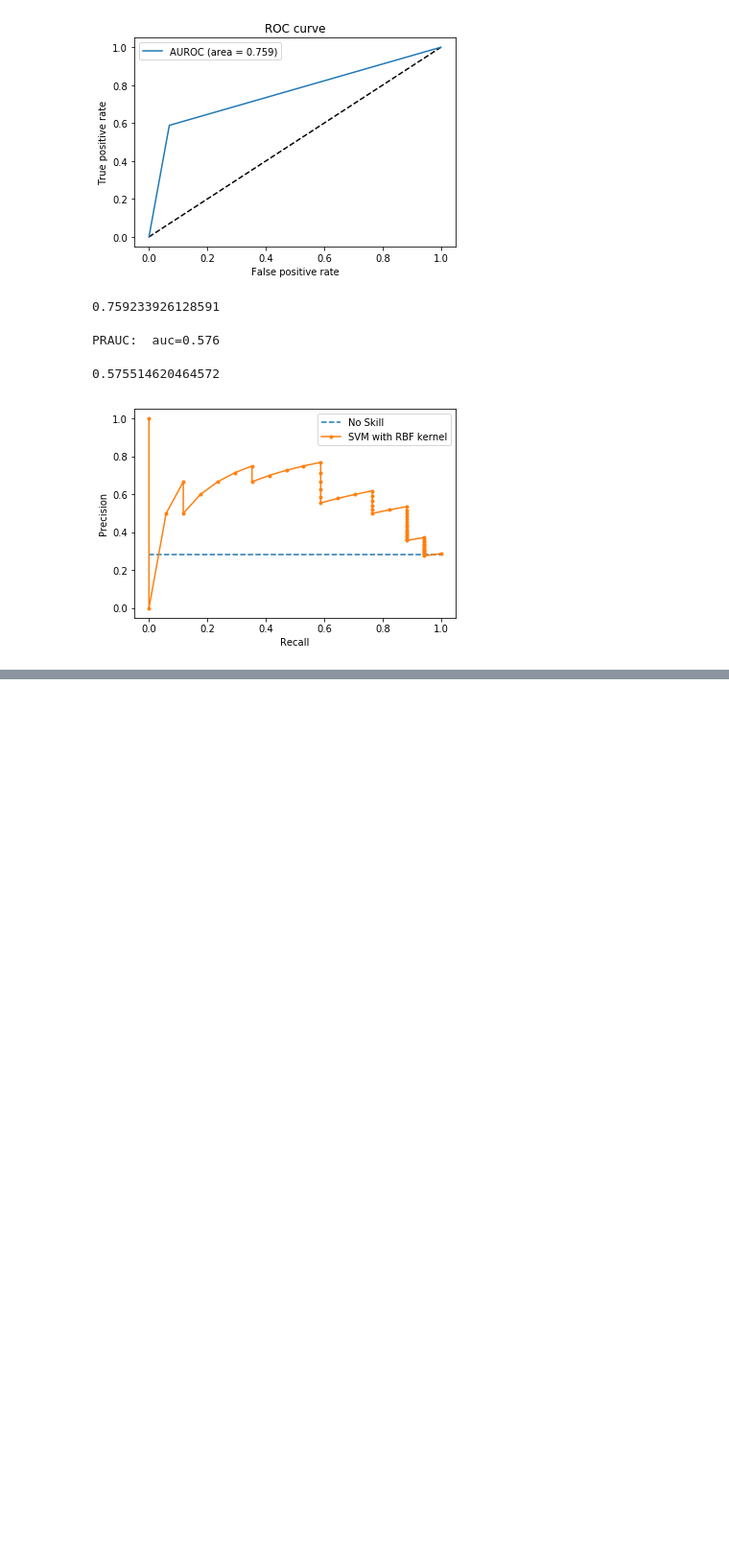
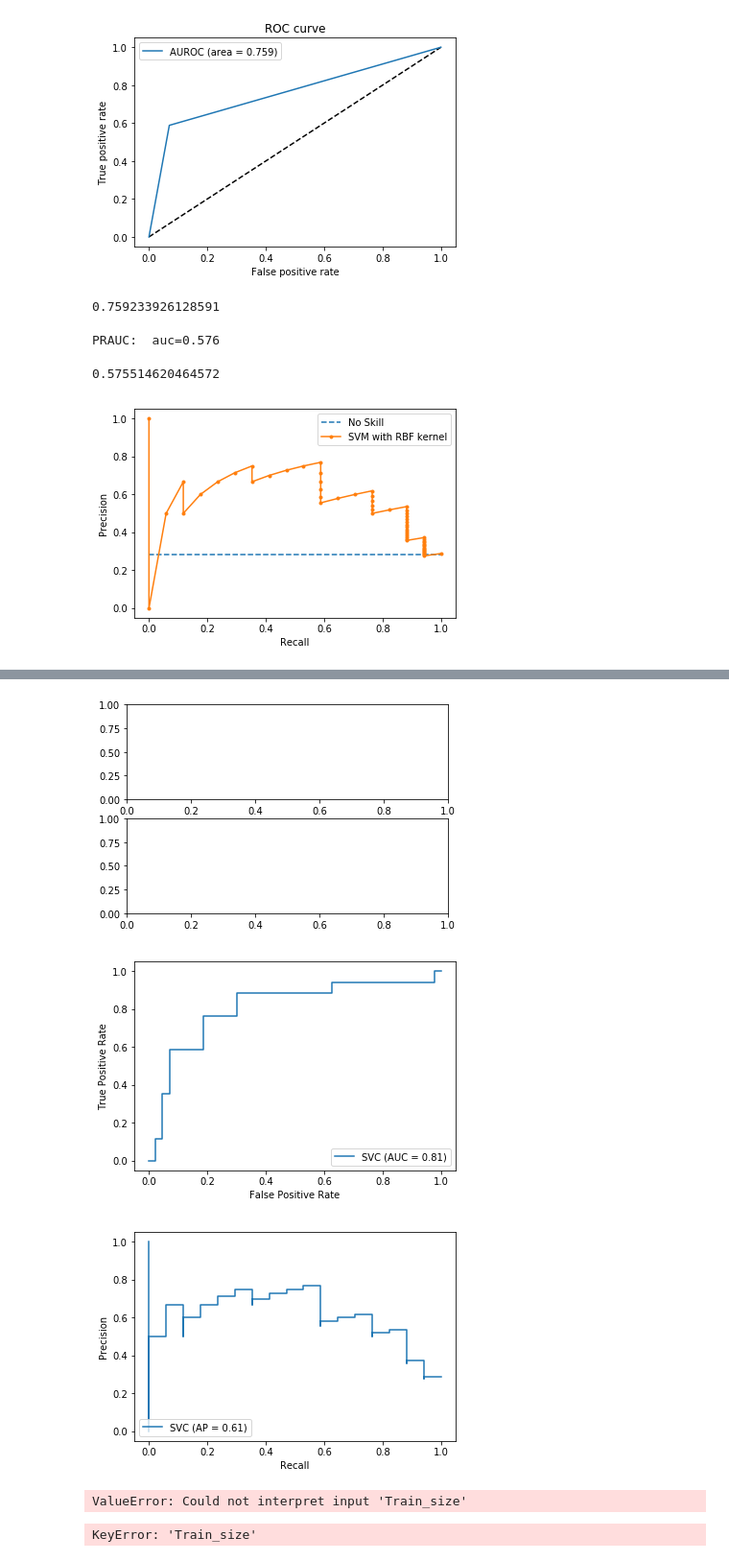
Before and after one commit to yuxuanwu17/heart_failure_detection, a Jupyter notebook: ConfusionMatrix.ipynb, the cells around one changed output, grey strips where cells are left out. Shown at 96% size. Drawn from its saved outputs; the diff is of its cells as text; code cells hidden in the pictures; blank space fills up the shorter version.

```diff
--- a/ConfusionMatrix.ipynb
+++ b/ConfusionMatrix.ipynb
@@ -95,0 +104,26 @@ PRAUC:  auc=0.576
+# %%
+fig,axes = plt.subplots(2,1)
+axes = axes.ravel()
+axes[0] = plot_roc_curve(model,X_test,y_test)
+axes[1] = plot_precision_recall_curve(model,X_test,y_test)
+# %% [output]
+[figure, added]
+[figure, added]
+[figure, added]
+# %%
+train_size, train_acc,test_acc =learning_curve(model,X_train,y_train,cv=5)
+learn_df = pd.DataFrame({"Train size":train_size,"Train_Accuracy":train_acc.mean(axis=1),"Test_Accuracy":test_acc.mean(axis=1)}).melt(id_vars="Train_size")
+sns.lineplot(x="Train_size",y="value",data=learn_df,hue="variable")
+plt.title("Learning Curve")
+plt.ylabel("Accuracy")
+# %% [output]
+ValueError: Could not interpret input 'Train_size'
+# %%
+train_size,train_acc,test_acc=learning_curve(model, X_train, y_train, cv=5)
+learn_df = pd.DataFrame({"Train_size":train_size,"Train_Accuracy":train_acc.mean(axis=1),"Test_Accuracy":test_acc.mean(axis=1)}).melt(id_vars="Train_size")
+
+# train_size
+# train_acc
+test_acc
+# %% [output]
+KeyError: 'Train_size'
```
Also changed, not shown: parts of 6 cells of this notebook, 2 other files.
